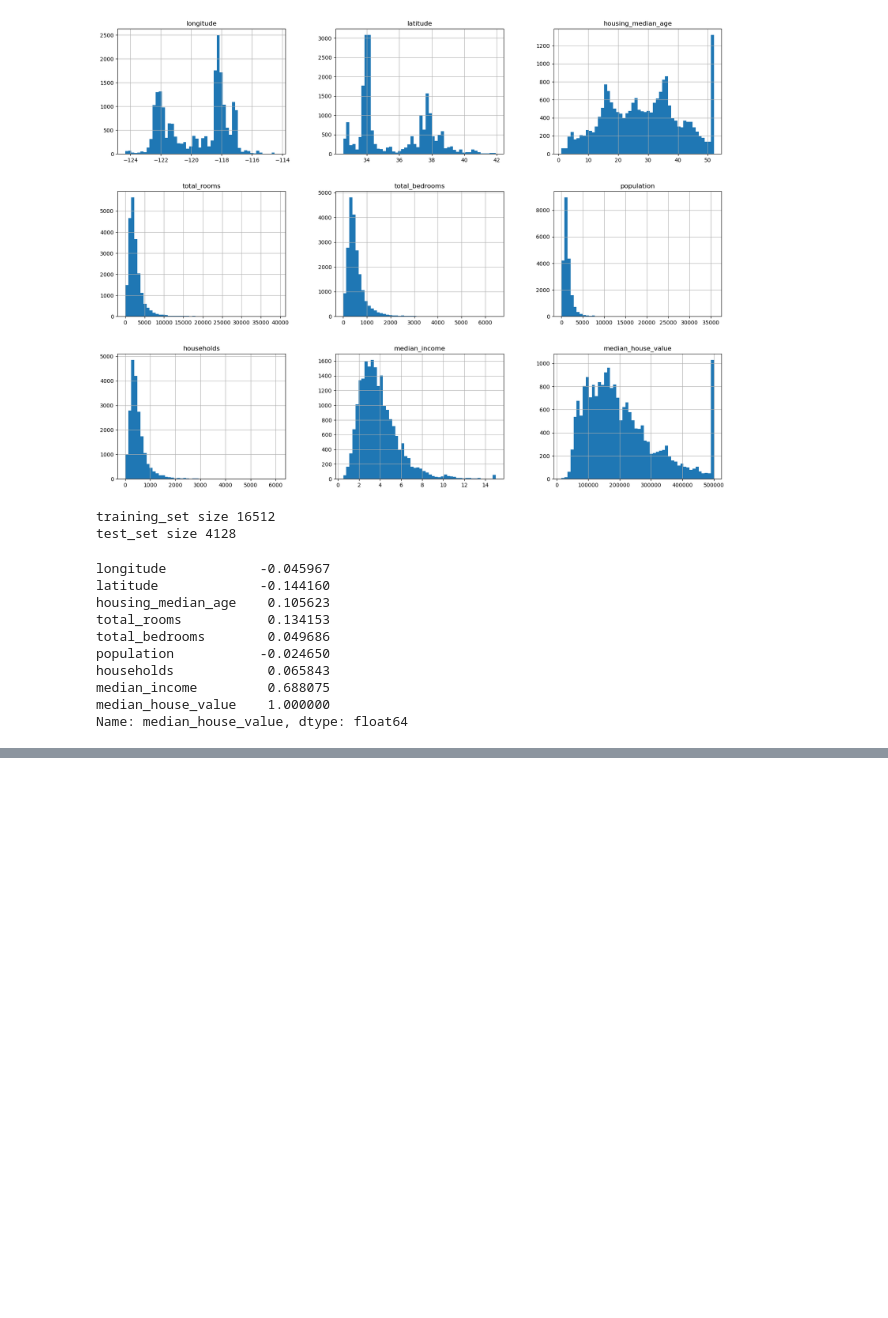
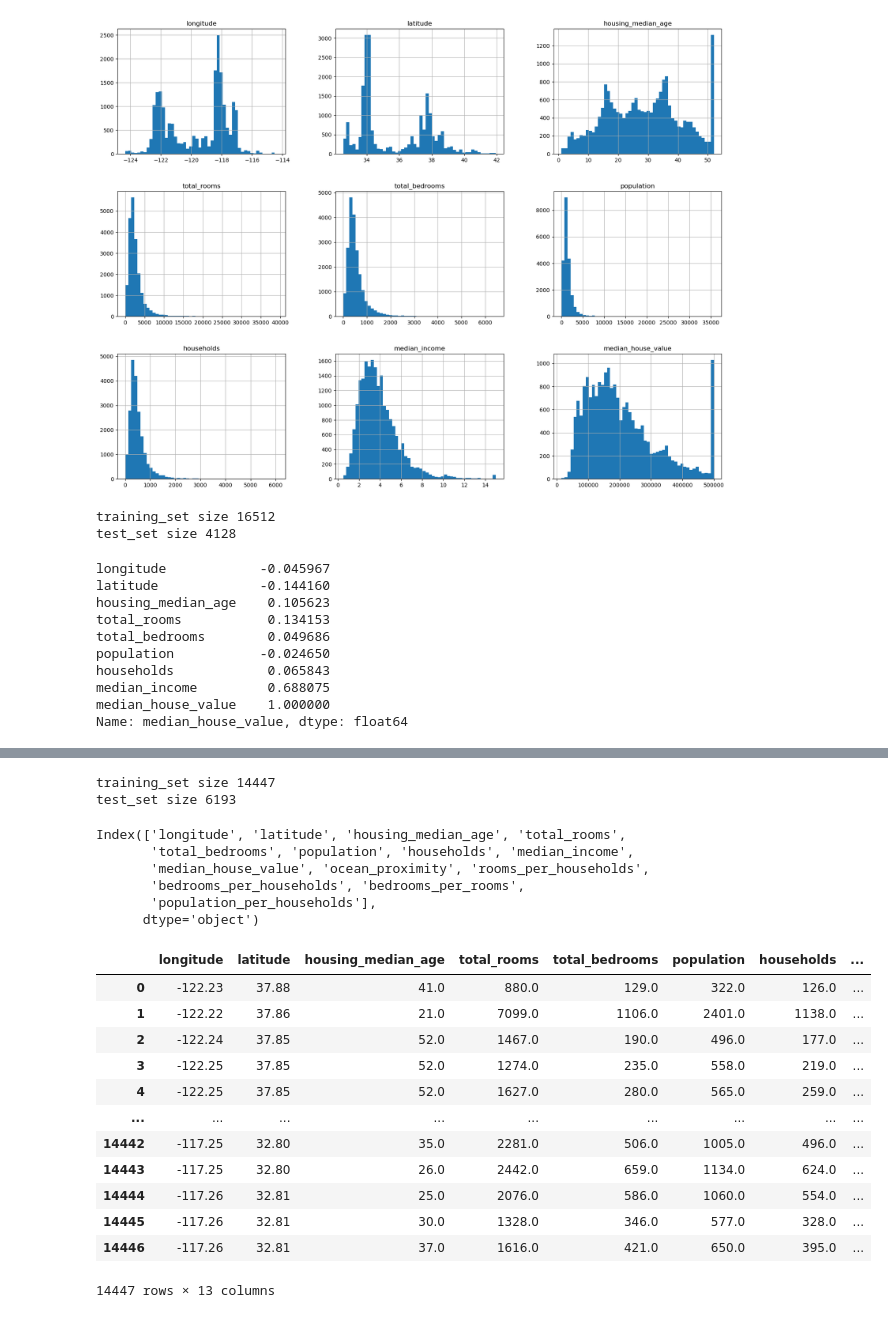
Before and after one commit to OGUZ-JM/ML2024, a Jupyter notebook: california housing/california_housing_price.ipynb, the cells around one changed output, grey strips where cells are left out. Drawn from its saved outputs; the diff is of its cells as text; code cells hidden in the pictures; blank space fills up the shorter version.

```diff
--- a/california housing/california_housing_price.ipynb
+++ b/california housing/california_housing_price.ipynb
@@ -106,0 +198,65 @@ Name: median_house_value, dtype: float64
+# %%
+
+#simple method
+training_set = housing_df[:16000]
+test_set = housing_df[16000:]
+
+#dynamical method
+training_set_threshold = int(len(housing_df)*0.8)
+
+training_set = housing_df[:training_set_threshold]
+test_set = housing_df[training_set_threshold:]
+
+print("training_set size", len(training_set))
+print("test_set size", len(test_set))
+# %%
+def sets_creation(df, first_threshold, ratio):
+    #simple method
+    training_set = df[:first_threshold]
+    test_set = df[first_threshold:]
+
+    #dynamical method
+    training_set_threshold = int(len(df)*ratio)
+
+    training_set = df[:training_set_threshold]
+    test_set = df[training_set_threshold:]
+    print("training_set size", len(training_set))
+    print("test_set size", len(test_set))
+
+    return training_set, test_set
+# %%
+from common_3 import sets_creation
+
+training_set_1, test_set_1 = sets_creation(housing_df, 15000, 0.7)
+# %% [output]
+training_set size 14447
+test_set size 6193
+# %%
+training_set_1.columns
+# %% [output]
+Index(['longitude', 'latitude', 'housing_median_age', 'total_rooms',
+       'total_bedrooms', 'population', 'households', 'median_income',
+       'median_house_value', 'ocean_proximity', 'rooms_per_households',
+       'bedrooms_per_households', 'bedrooms_per_rooms',
+       'population_per_households'],
+      dtype='object')
+# %%
+housing_labels_trains_df = training_set_1["median_house_value"].copy()
+
+housing_train_without_labels_df = training_set_1.drop("median_house_value", axis=1)
+# %%
+housing_train_without_labels_df
+# %% [output]
+|  | longitude | latitude | housing_median_age | total_rooms | total_bedrooms | population | households | ... |
+| 0 | -122.23 | 37.88 | 41.0 | 880.0 | 129.0 | 322.0 | 126.0 | ... |
+| 1 | -122.22 | 37.86 | 21.0 | 7099.0 | 1106.0 | 2401.0 | 1138.0 | ... |
+| 2 | -122.24 | 37.85 | 52.0 | 1467.0 | 190.0 | 496.0 | 177.0 | ... |
+| 3 | -122.25 | 37.85 | 52.0 | 1274.0 | 235.0 | 558.0 | 219.0 | ... |
+| 4 | -122.25 | 37.85 | 52.0 | 1627.0 | 280.0 | 565.0 | 259.0 | ... |
+| ... | ... | ... | ... | ... | ... | ... | ... | ... |
+| 14442 | -117.25 | 32.80 | 35.0 | 2281.0 | 506.0 | 1005.0 | 496.0 | ... |
+| 14443 | -117.25 | 32.80 | 26.0 | 2442.0 | 659.0 | 1134.0 | 624.0 | ... |
+| 14444 | -117.26 | 32.81 | 25.0 | 2076.0 | 586.0 | 1060.0 | 554.0 | ... |
+| 14445 | -117.26 | 32.81 | 30.0 | 1328.0 | 346.0 | 577.0 | 328.0 | ... |
+| 14446 | -117.26 | 32.81 | 37.0 | 1616.0 | 421.0 | 650.0 | 395.0 | ... |
+14447 rows × 13 columns
```
Also changed, not shown: parts of 12 cells of this notebook, 1 other file.
